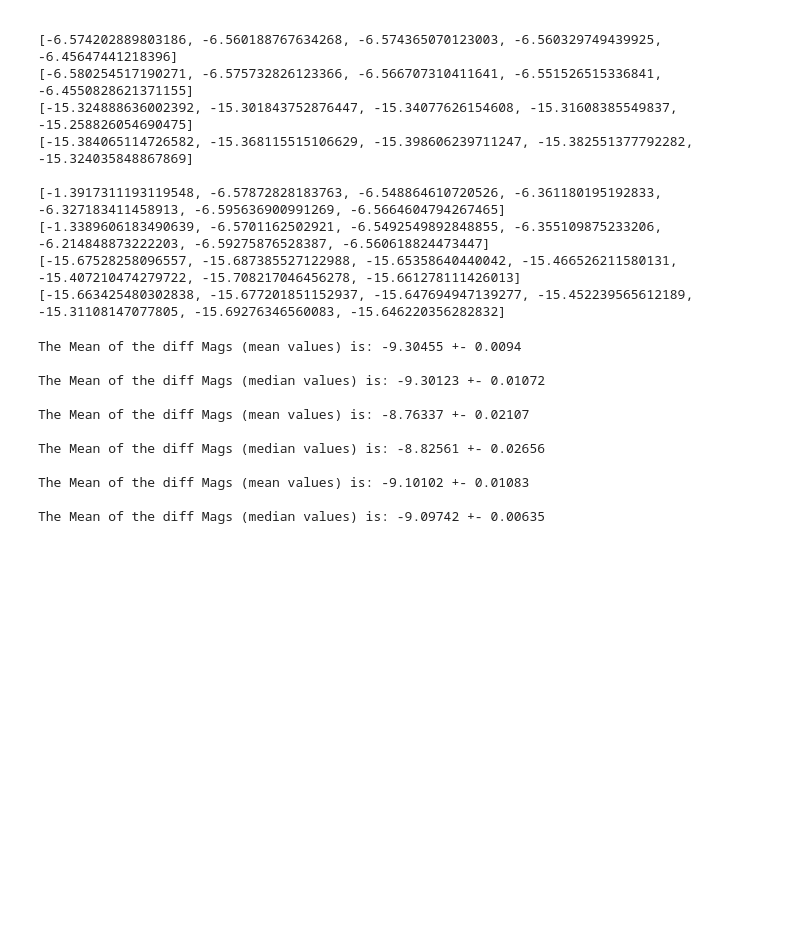
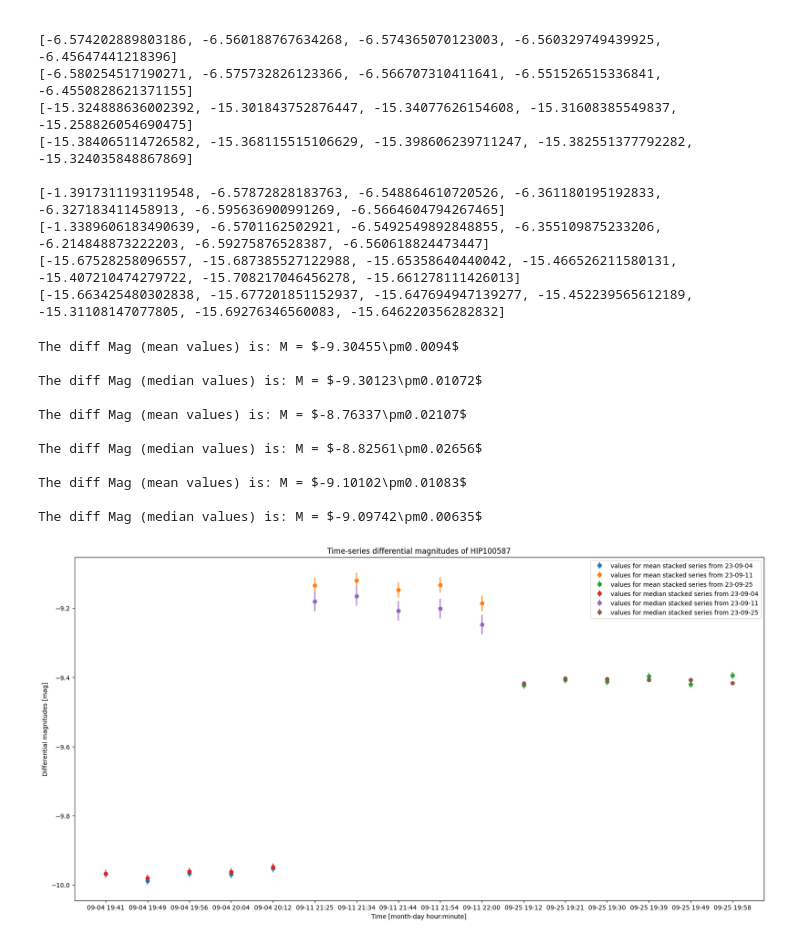
Before and after one commit to finnlsw/bachelorarbeit, a Jupyter notebook: Color_magnitude_diagrams.ipynb, the cells around one changed output. Cells and saved outputs as stored; diff of their text form; code cells hidden in the pictures; blank space fills up the shorter version.

```diff
--- a/Color_magnitude_diagrams.ipynb
+++ b/Color_magnitude_diagrams.ipynb
@@ -220,28 +260,54 @@ def calc_results(mag_ft_mean, mag_br_mean, mag_ft_median, mag_br_median):
     diff_mags_median = [m_br - m_ft for m_br, m_ft in zip(mag_br_median, mag_ft_median)]
 
     #print(f'The differential Magnitudes for mean values are: {diff_mags_mean}')
-    print(f'The Mean of the diff Mags (mean values) is: {round(np.mean(diff_mags_mean), 5)} +- {round(np.std(diff_mags_mean), 5)}')
+    print(f'The diff Mag (mean values) is: M = ${round(np.mean(diff_mags_mean), 5)}\pm{round(np.std(diff_mags_mean), 5)}$')
     #print(f'The std for target (mean values) is: {round(np.std(mag_br_mean), 5)} and for the bkg stars (mean values): {round(np.std(mag_ft_mean), 5)}')
     print('')
     #print(f'The differential Magnitudes for median values are: {diff_mags_median}')
-    print(f'The Mean of the diff Mags (median values) is: {round(np.mean(diff_mags_median), 5)} +- {round(np.std(diff_mags_median), 5)}')
+    print(f'The diff Mag (median values) is: M = ${round(np.mean(diff_mags_median), 5)}\pm{round(np.std(diff_mags_median), 5)}$')
     #print(f'The std for target (median values) is: {round(np.std(mag_br_median), 5)} and for the bkg stars (median values): {round(np.std(mag_ft_median), 5)}')
     print('')
     return diff_mags_mean, diff_mags_median
 
 # Calling the function with the additional arguments for the names
-diff_mags_mean, diff_mags_median = calc_results(mean_mag_mean_ft1, mag_mean_br1, mean_mag_median_ft1, mag_median_br1)
-diff_mags_mean, diff_mags_median = calc_results(mean_mag_mean_ft2, mag_mean_br2, mean_mag_median_ft2, mag_median_br2)
-diff_mags_mean, diff_mags_median = calc_results(mean_mag_mean_ft3, mag_mean_br3, mean_mag_median_ft3, mag_median_br3)
+diff_mags_mean1, diff_mags_median1 = calc_results(mean_mag_mean_ft1, mag_mean_br1, mean_mag_median_ft1, mag_median_br1)
+diff_mags_mean2, diff_mags_median2 = calc_results(mean_mag_mean_ft2, mag_mean_br2, mean_mag_median_ft2, mag_median_br2)
+diff_mags_mean3, diff_mags_median3 = calc_results(mean_mag_mean_ft3, mag_mean_br3, mean_mag_median_ft3, mag_median_br3)
 # %% [output]
-The Mean of the diff Mags (mean values) is: -9.30455 +- 0.0094
+The diff Mag (mean values) is: M = $-9.30455\pm0.0094$
 
-The Mean of the diff Mags (median values) is: -9.30123 +- 0.01072
+The diff Mag (median values) is: M = $-9.30123\pm0.01072$
 
-The Mean of the diff Mags (mean values) is: -8.76337 +- 0.02107
+The diff Mag (mean values) is: M = $-8.76337\pm0.02107$
 
-The Mean of the diff Mags (median values) is: -8.82561 +- 0.02656
+The diff Mag (median values) is: M = $-8.82561\pm0.02656$
 
-The Mean of the diff Mags (mean values) is: -9.10102 +- 0.01083
+The diff Mag (mean values) is: M = $-9.10102\pm0.01083$
 
-The Mean of the diff Mags (median values) is: -9.09742 +- 0.00635
+The diff Mag (median values) is: M = $-9.09742\pm0.00635$
+# %%
+from datetime import datetime
+
+def shorten_time(time_list):
+    datetime_objects = [datetime.strptime(ts, '%Y-%m-%dT%H:%M:%S') for ts in time_list]
+    # Shortened representation of timestamps
+    shortened_timestamps = [dt.strftime('%m-%d %H:%M') for dt in datetime_objects]
+    return shortened_timestamps
+
+times1_short = shorten_time(times1)
+times2_short = shorten_time(times2)
+times3_short = shorten_time(times3)
+
+fig = plt.figure(figsize=(20,10))
+plt.title('Time-series differential magnitudes of HIP100587')
+plt.xlabel('Time [month-day hour:minute]')
+plt.ylabel('Differential magnitudes [mag]')
+for times, diff_mags in zip([times1_short, times2_short, times3_short[1:]], [diff_mags_mean1, diff_mags_mean2, diff_mags_mean3]):
+    plt.errorbar(times, diff_mags, yerr=np.std(diff_mags), linestyle='none',marker='o', label='values for mean stacked series from 23-'+ times[0][:5])
+    plt.legend()
+
+for times, diff_mags in zip([times1_short, times2_short, times3_short[1:]], [diff_mags_median1, diff_mags_median2, diff_mags_median3]):
+    plt.errorbar(times, diff_mags, yerr=np.std(diff_mags), linestyle='none',marker='o', label='values for median stacked series from 23-'+ times[0][:5])
+    plt.legend()
+# %% [output]
+[figure, added]
```
Also changed, not shown: parts of 8 cells of this notebook, 2 other files.
